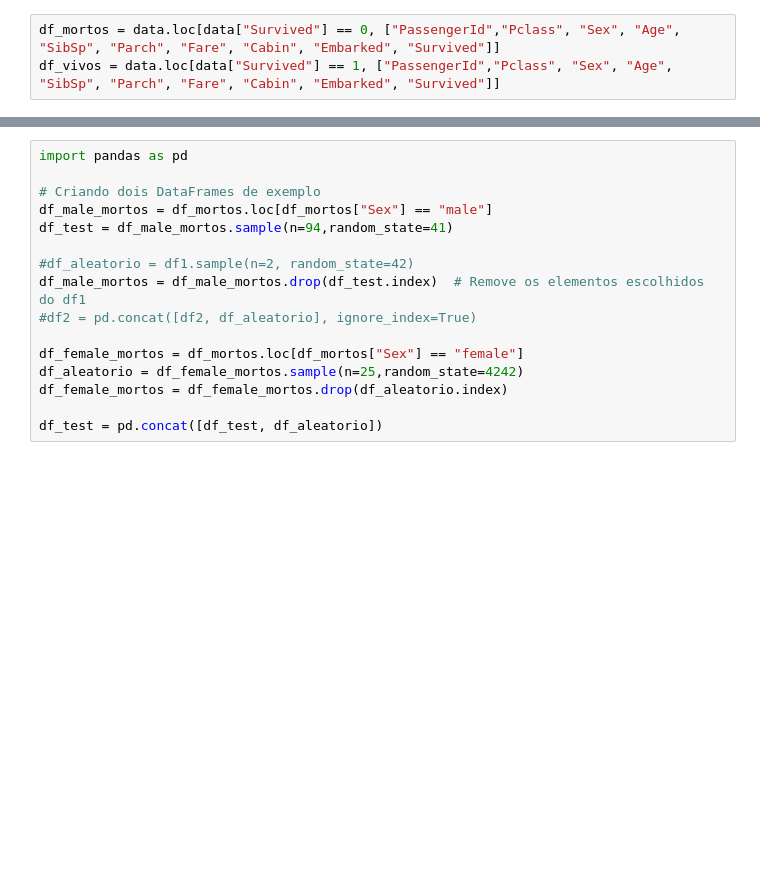
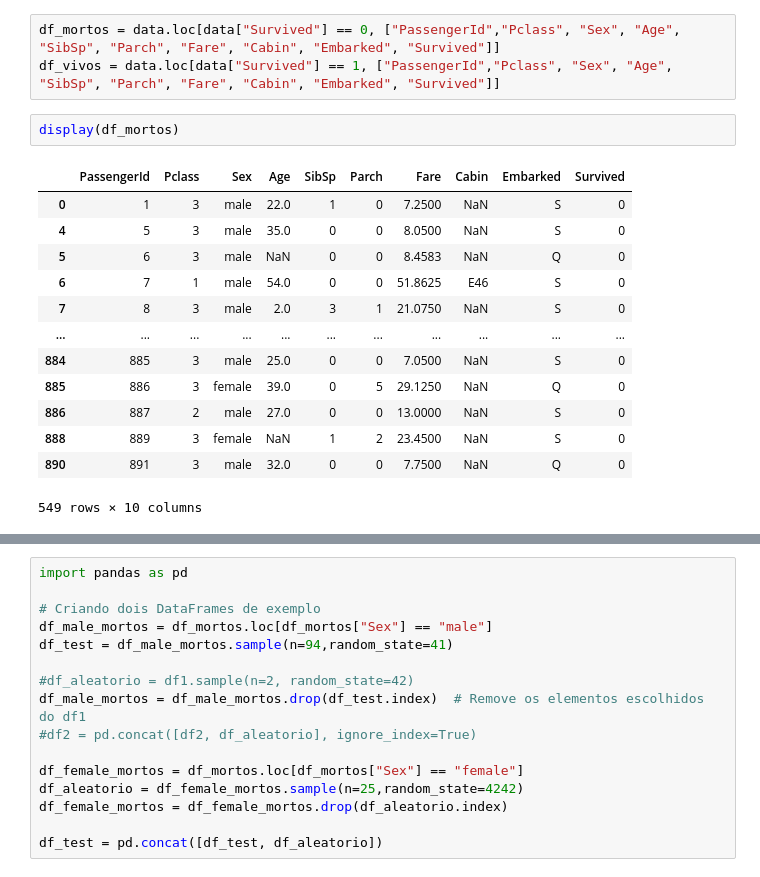
Before and after one commit to luisEscm/trabalho-3-IA, a Jupyter notebook: implementação.ipynb, the cells around one changed output, grey strips where cells are left out. Cells and saved outputs as stored; diff of their text form; blank space fills up the shorter version.

```diff
--- a/implementação.ipynb
+++ b/implementação.ipynb
@@ -39,3 +39,19 @@ print(resultado2)
 # %%
 df_mortos = data.loc[data["Survived"] == 0, ["PassengerId","Pclass", "Sex", "Age", "SibSp", "Parch", "Fare", "Cabin", "Embarked", "Survived"]]
 df_vivos = data.loc[data["Survived"] == 1, ["PassengerId","Pclass", "Sex", "Age", "SibSp", "Parch", "Fare", "Cabin", "Embarked", "Survived"]]
+# %%
+display(df_mortos)
+# %% [output]
+|  | PassengerId | Pclass | Sex | Age | SibSp | Parch | Fare | Cabin | Embarked | Survived |
+| 0 | 1 | 3 | male | 22.0 | 1 | 0 | 7.2500 | NaN | S | 0 |
+| 4 | 5 | 3 | male | 35.0 | 0 | 0 | 8.0500 | NaN | S | 0 |
+| 5 | 6 | 3 | male | NaN | 0 | 0 | 8.4583 | NaN | Q | 0 |
+| 6 | 7 | 1 | male | 54.0 | 0 | 0 | 51.8625 | E46 | S | 0 |
+| 7 | 8 | 3 | male | 2.0 | 3 | 1 | 21.0750 | NaN | S | 0 |
+| ... | ... | ... | ... | ... | ... | ... | ... | ... | ... | ... |
+| 884 | 885 | 3 | male | 25.0 | 0 | 0 | 7.0500 | NaN | S | 0 |
+| 885 | 886 | 3 | female | 39.0 | 0 | 5 | 29.1250 | NaN | Q | 0 |
+| 886 | 887 | 2 | male | 27.0 | 0 | 0 | 13.0000 | NaN | S | 0 |
+| 888 | 889 | 3 | female | NaN | 1 | 2 | 23.4500 | NaN | S | 0 |
+| 890 | 891 | 3 | male | 32.0 | 0 | 0 | 7.7500 | NaN | Q | 0 |
+549 rows × 10 columns
```
Also changed, not shown: parts of 9 cells of this notebook, 2 other files.
